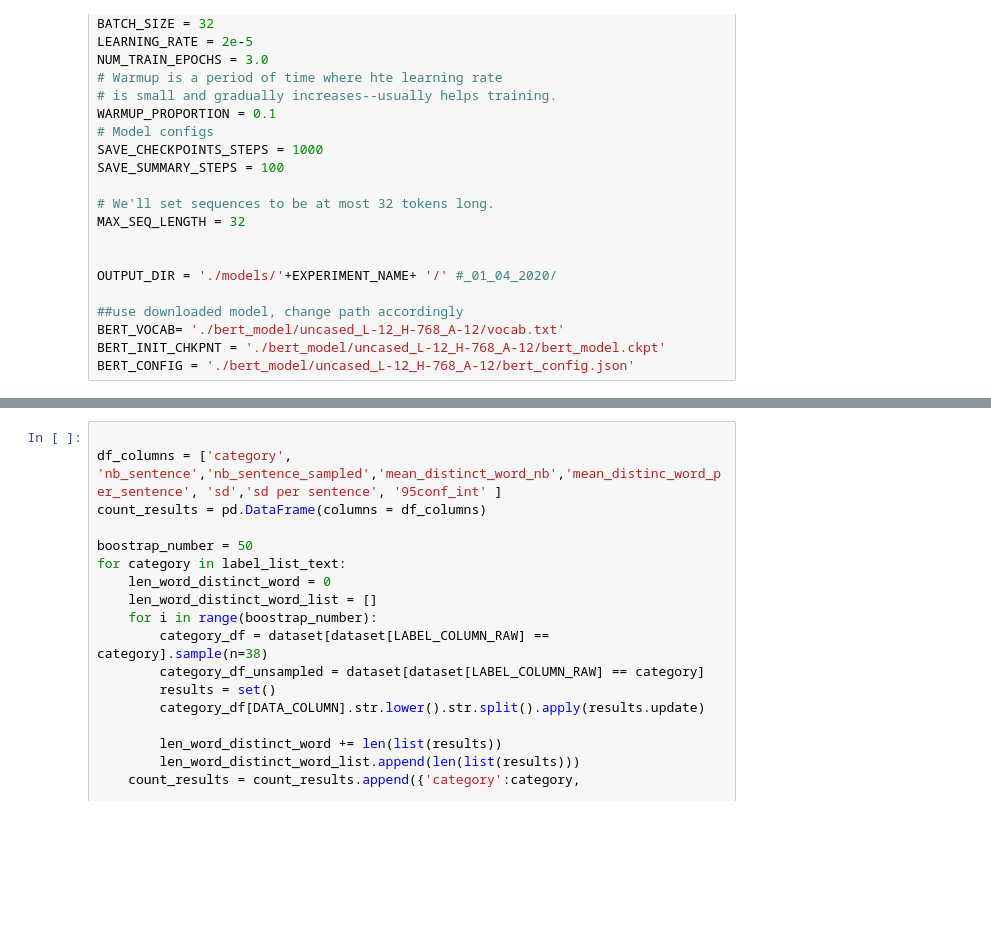
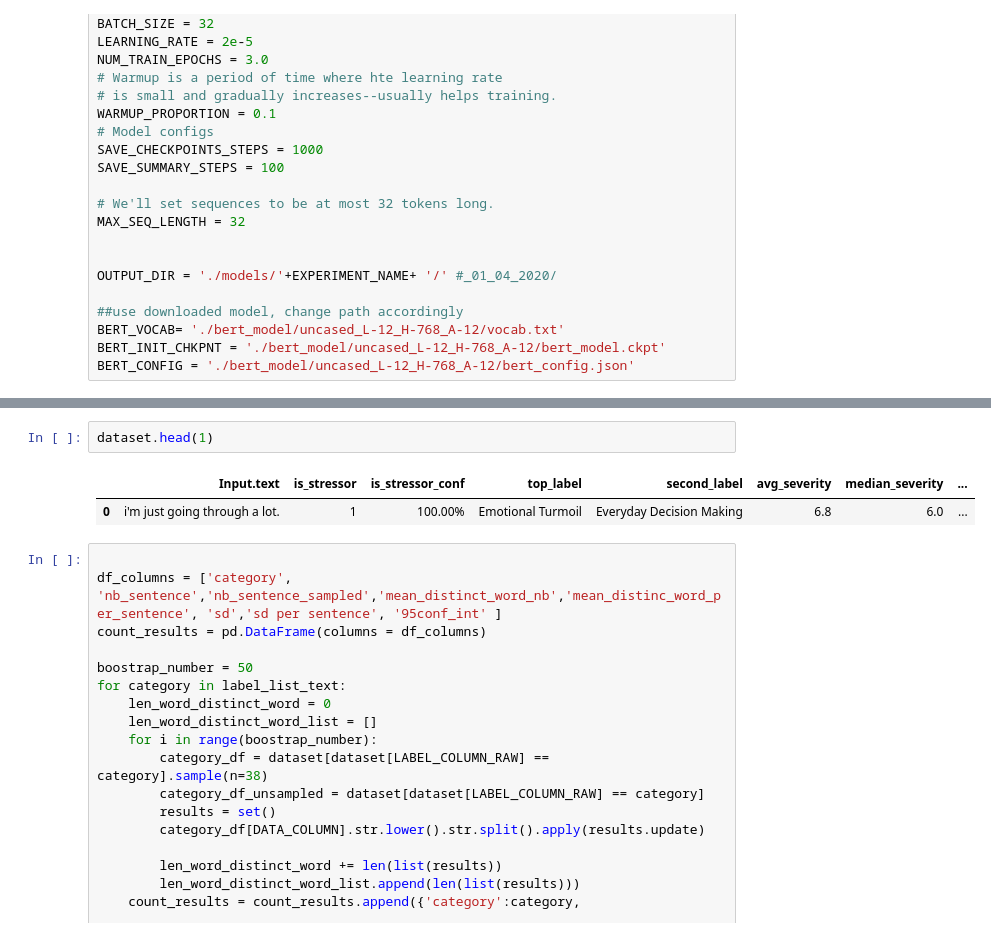
Before and after one commit to PervasiveWellbeingTech/Popbots-mTurk-HITS, a Jupyter notebook: bert-pipeline/Dataset_Analysis.ipynb, the cells around one changed output, grey strips where cells are left out. Saved outputs shown, nothing was run; the diff lists cells and outputs as text; blank space fills up the shorter version.

```diff
--- a/bert-pipeline/Dataset_Analysis.ipynb
+++ b/bert-pipeline/Dataset_Analysis.ipynb
@@ -356,5 +354,10 @@ Splitting dataframe with shape (1865, 21) into training and test datasets
 Normal label list is [0, 1, 2, 3, 4, 5, 6, 7, 8]
 The labels text is ['Other', 'Everyday Decision Making', 'Work', 'Social Relationships', 'Financial Problem', 'Emotional Turmoil', 'Health, Fatigue, or Physical Pain', 'School', 'Family Issues']
+# %%
+dataset.head(1)
+# %% [output]
+|  | Input.text | is_stressor | is_stressor_conf | top_label | second_label | avg_severity | median_severity | ... |
+| 0 | i'm just going through a lot. | 1 | 100.00% | Emotional Turmoil | Everyday Decision Making | 6.8 | 6.0 | ... |
 # %%
 
 df_columns = ['category', 'nb_sentence','nb_sentence_sampled','mean_distinct_word_nb','mean_distinc_word_per_sentence', 'sd','sd per sentence', '95conf_int' ]
```
Also changed, not shown: parts of 8 cells of this notebook, 3 other files.
